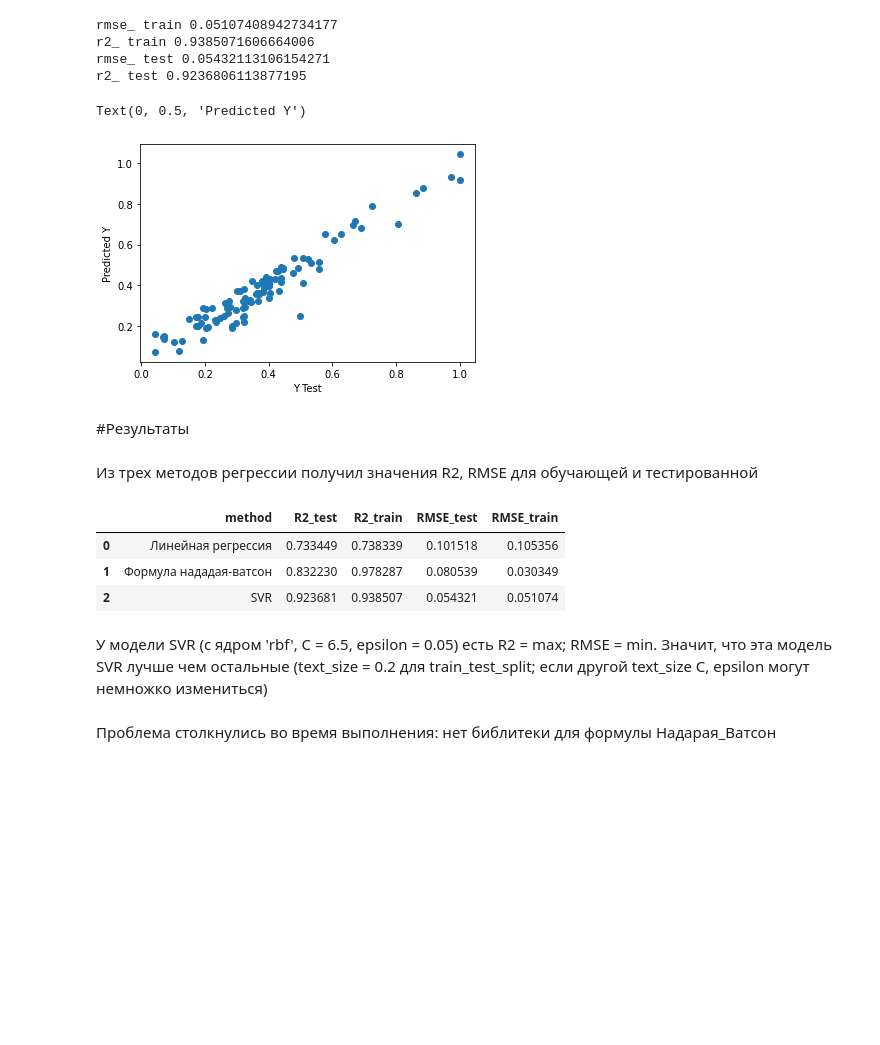
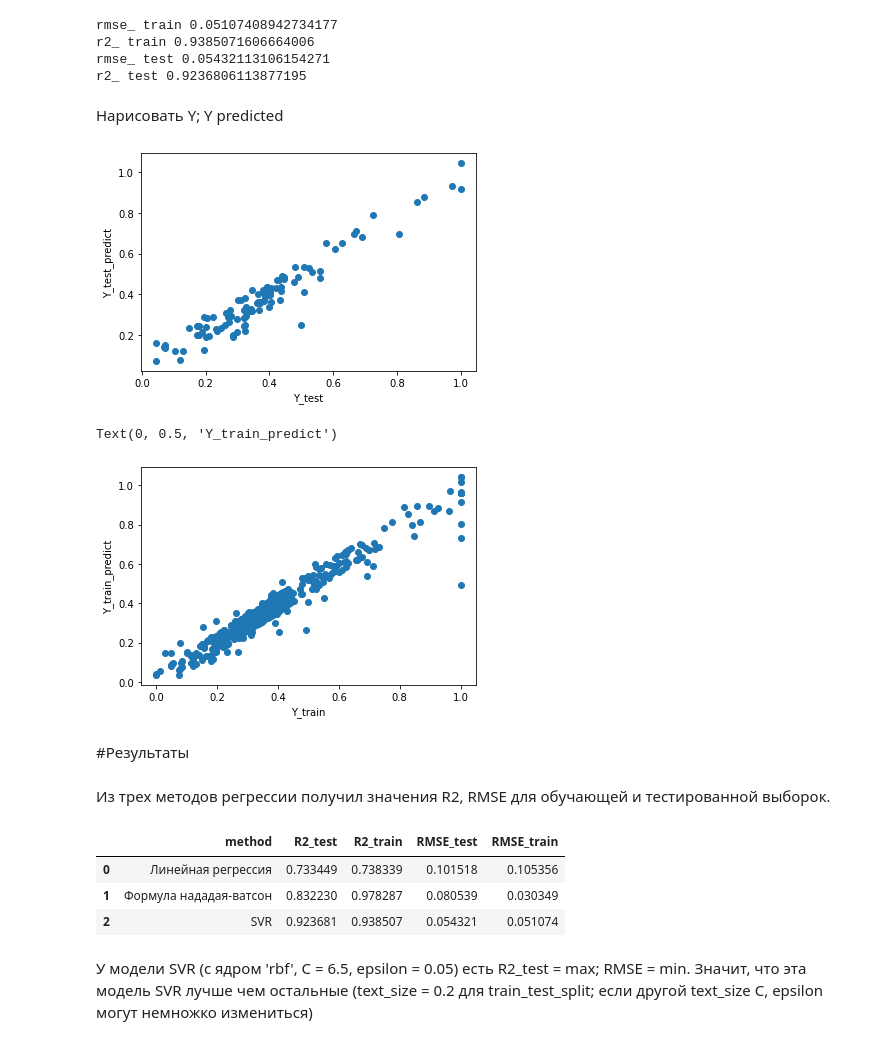
Before and after one commit to haminhtien99/MachineLearningSeminars, a Jupyter notebook: hometask/task1-1/regression.ipynb, the cells around one changed output. Saved outputs shown, nothing was run; the diff lists cells and outputs as text; code cells hidden in the pictures; blank space fills up the shorter version.

```diff
--- a/hometask/task1-1/regression.ipynb
+++ b/hometask/task1-1/regression.ipynb
@@ -557,17 +561,26 @@ rmse_ train 0.05107408942734177
 r2_ train 0.9385071606664006
 rmse_ test 0.05432113106154271
 r2_ test 0.9236806113877195
-# %%
-plt.scatter(Y_test,y_test_predict)
-plt.xlabel('Y Test')
-plt.ylabel('Predicted Y')
-# %% [output]
-Text(0, 0.5, 'Predicted Y')
-[figure, removed]
+# %% [markdown]
+Нарисовать Y; Y predicted
+# %%
+#Нарисовать связь Y_test и Y_test_predict
+plt.scatter(Y_test,y_test_predict)
+plt.xlabel('Y_test')
+plt.ylabel('Y_test_predict')
+plt.show()
+#Нарисовать связь Y_train и Y_train_predict
+plt.scatter(Y_train,y_train_predict)
+plt.xlabel('Y_train')
+plt.ylabel('Y_train_predict')
+# %% [output]
+[figure, added]
+Text(0, 0.5, 'Y_train_predict')
+[figure, added]
 # %% [markdown]
 #Результаты
 # %% [markdown]
-Из трех методов регрессии получил значения R2, RMSE для обучающей и тестированной
+Из трех методов регрессии получил значения R2, RMSE для обучающей и тестированной выборок.
 # %%
 method = ['Линейная регрессия', 'Формула нададая-ватсон', 'SVR']
 R2_test = [r2_test_1, r2_test_2, r2_test_3]
@@ -582,6 +595,4 @@ table
 | 1 | Формула нададая-ватсон | 0.832230 | 0.978287 | 0.080539 | 0.030349 |
 | 2 | SVR | 0.923681 | 0.938507 | 0.054321 | 0.051074 |
 # %% [markdown]
-У модели SVR (с ядром 'rbf', C  = 6.5, epsilon = 0.05) есть R2 = max; RMSE = min. Значит, что эта модель SVR  лучше чем остальные (text_size = 0.2 для train_test_split; если другой text_size С, epsilon могут немножко измениться)
+У модели SVR (с ядром 'rbf', C  = 6.5, epsilon = 0.05) есть R2_test = max; RMSE = min. Значит, что эта модель SVR  лучше чем остальные (text_size = 0.2 для train_test_split; если другой text_size С, epsilon могут немножко измениться)
-# %% [markdown]
-Проблема столкнулись во время выполнения: нет библитеки для формулы Надарая_Ватсон
```
Also changed, not shown: parts of 27 cells of this notebook.
